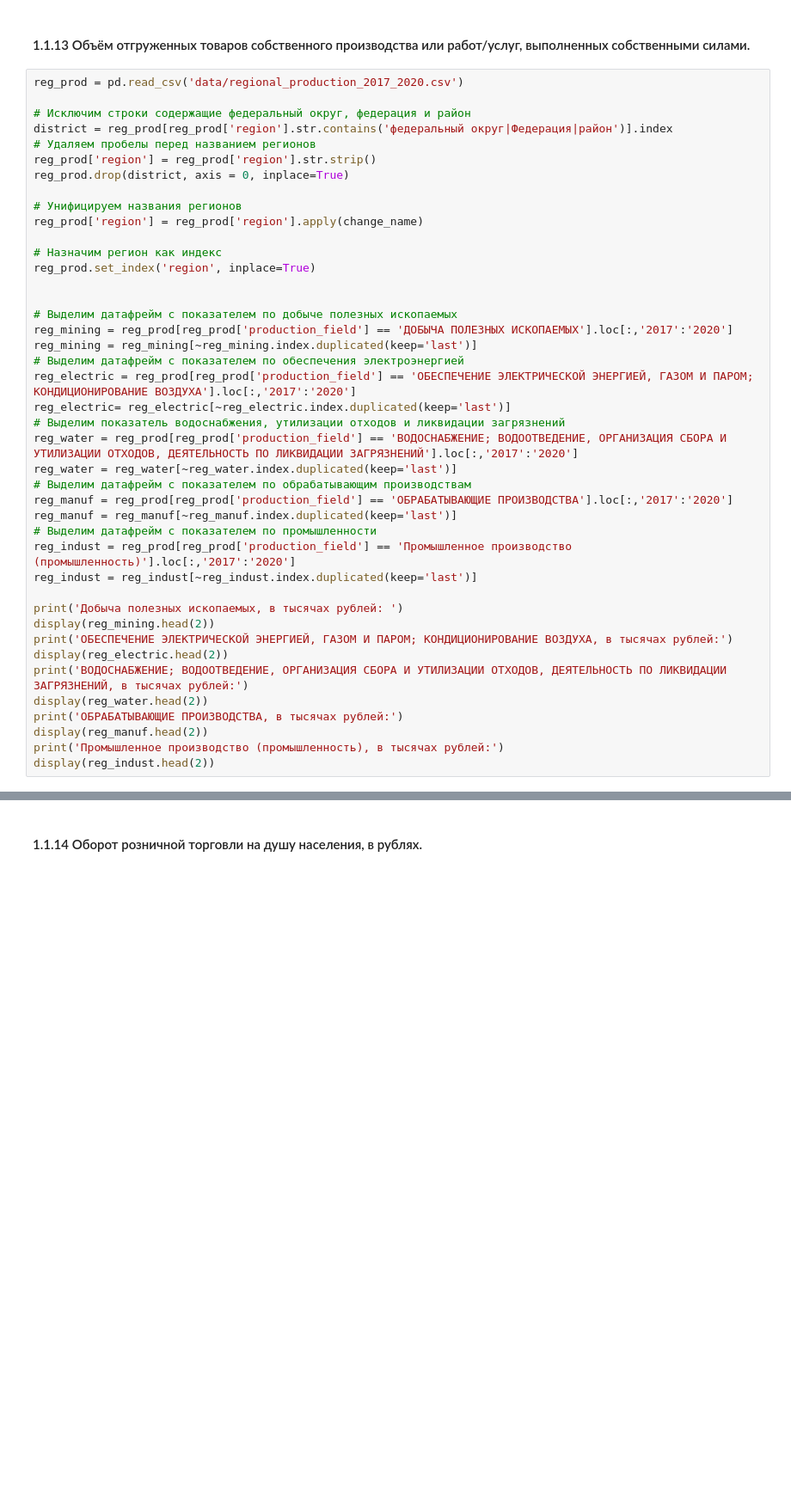
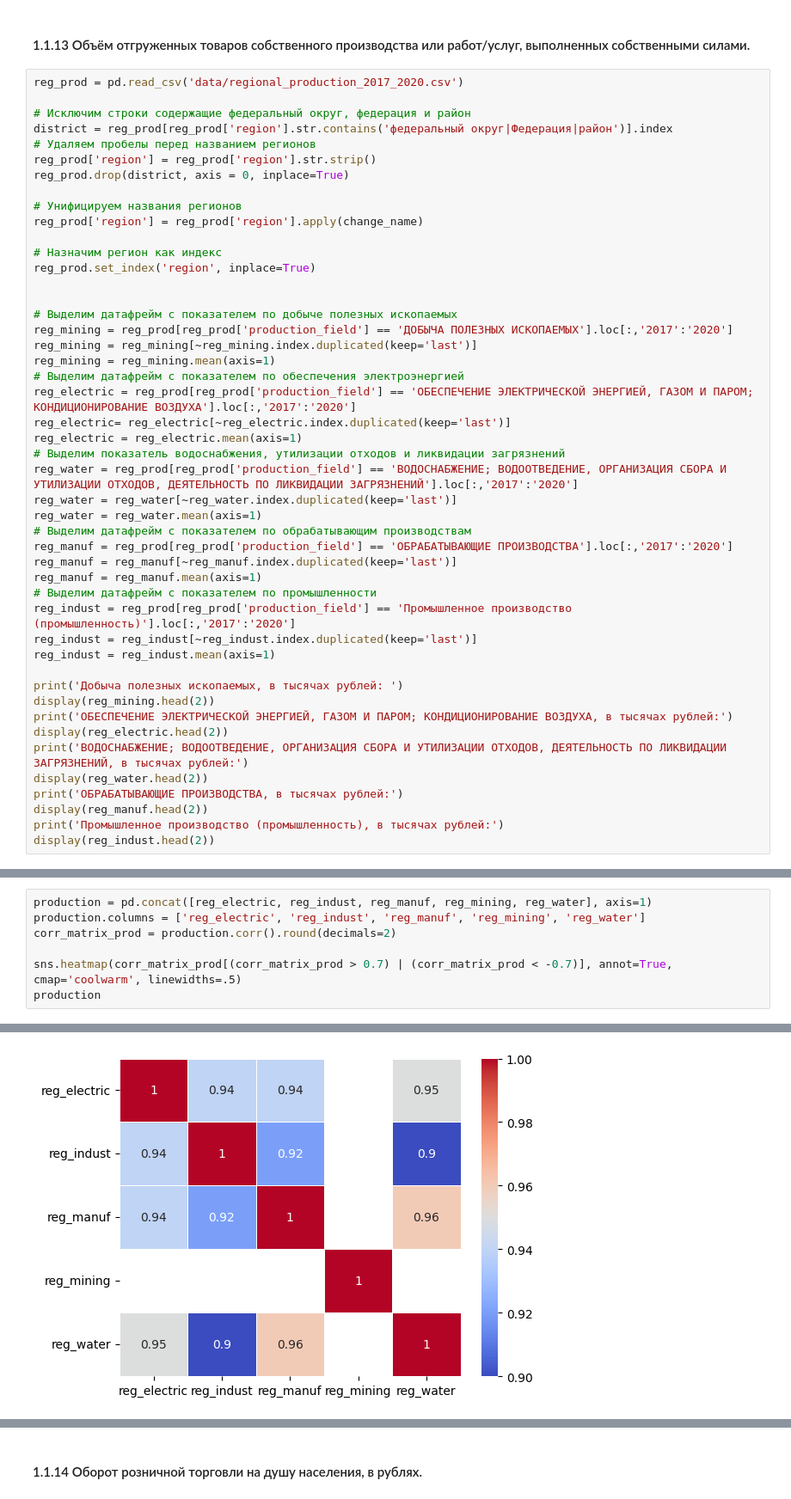
Before and after one commit to banzarkhan/ngo-clasterization, a Jupyter notebook: ngo-clasterization.ipynb, the cells around one changed output, grey strips where cells are left out. Shown at 86% size. Saved outputs shown, nothing was run; the diff lists cells and outputs as text; blank space fills up the shorter version.

```diff
--- a/ngo-clasterization.ipynb
+++ b/ngo-clasterization.ipynb
@@ -715,18 +805,23 @@ reg_prod.set_index('region', inplace=True)
 # Выделим датафрейм с показателем по добыче полезных ископаемых
 reg_mining = reg_prod[reg_prod['production_field'] == 'ДОБЫЧА ПОЛЕЗНЫХ ИСКОПАЕМЫХ'].loc[:,'2017':'2020']
 reg_mining = reg_mining[~reg_mining.index.duplicated(keep='last')]
+reg_mining = reg_mining.mean(axis=1)
 # Выделим датафрейм с показателем по обеспечения электроэнергией
 reg_electric = reg_prod[reg_prod['production_field'] == 'ОБЕСПЕЧЕНИЕ ЭЛЕКТРИЧЕСКОЙ ЭНЕРГИЕЙ, ГАЗОМ И ПАРОМ; КОНДИЦИОНИРОВАНИЕ ВОЗДУХА'].loc[:,'2017':'2020']
 reg_electric= reg_electric[~reg_electric.index.duplicated(keep='last')]
+reg_electric = reg_electric.mean(axis=1)
 # Выделим показатель водоснабжения, утилизации отходов и ликвидации загрязнений
 reg_water = reg_prod[reg_prod['production_field'] == 'ВОДОСНАБЖЕНИЕ; ВОДООТВЕДЕНИЕ, ОРГАНИЗАЦИЯ СБОРА И УТИЛИЗАЦИИ ОТХОДОВ, ДЕЯТЕЛЬНОСТЬ ПО ЛИКВИДАЦИИ ЗАГРЯЗНЕНИЙ'].loc[:,'2017':'2020']
 reg_water = reg_water[~reg_water.index.duplicated(keep='last')]
+reg_water = reg_water.mean(axis=1)
 # Выделим датафрейм с показателем по обрабатывающим производствам
 reg_manuf = reg_prod[reg_prod['production_field'] == 'ОБРАБАТЫВАЮЩИЕ ПРОИЗВОДСТВА'].loc[:,'2017':'2020']
 reg_manuf = reg_manuf[~reg_manuf.index.duplicated(keep='last')]
+reg_manuf = reg_manuf.mean(axis=1)
 # Выделим датафрейм с показателем по промышленности
 reg_indust = reg_prod[reg_prod['production_field'] == 'Промышленное производство (промышленность)'].loc[:,'2017':'2020']
 reg_indust = reg_indust[~reg_indust.index.duplicated(keep='last')]
+reg_indust = reg_indust.mean(axis=1)
 
 print('Добыча полезных ископаемых, в тысячах рублей: ')
 display(reg_mining.head(2))
@@ -766,0 +864,8 @@ display(reg_indust.head(2))
+# %%
+production = pd.concat([reg_electric, reg_indust, reg_manuf, reg_mining, reg_water], axis=1)
+production.columns = ['reg_electric', 'reg_indust', 'reg_manuf', 'reg_mining', 'reg_water']
+corr_matrix_prod = production.corr().round(decimals=2)
+
+sns.heatmap(corr_matrix_prod[(corr_matrix_prod > 0.7) | (corr_matrix_prod < -0.7)], annot=True, cmap='coolwarm', linewidths=.5)
+production
+# %% [output]
@@ -766,0 +886 @@ display(reg_indust.head(2))
+[figure, added]
```
Also changed, not shown: parts of 48 cells of this notebook.
